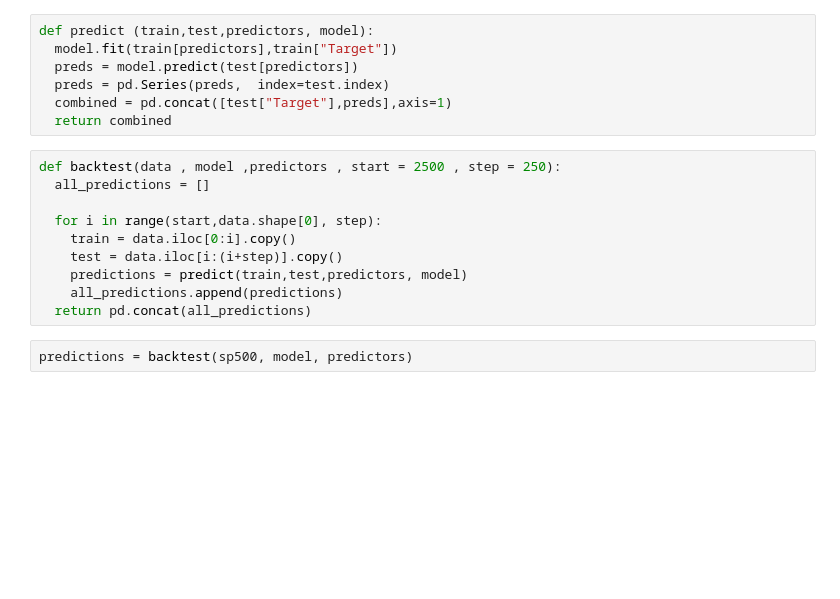
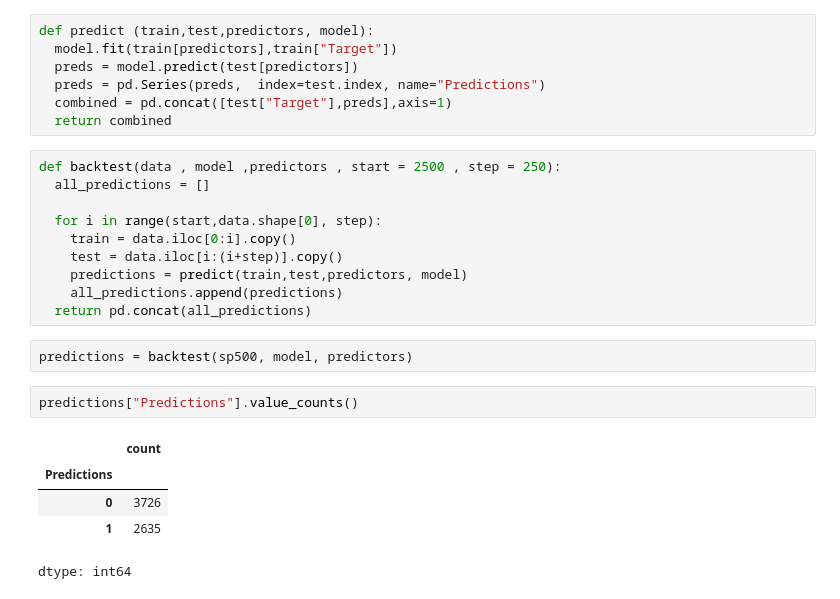
Before and after one commit to hxrshal512/S-P500-stocks-predictions, a Jupyter notebook: Untitled1.ipynb, the cells around one changed output. Saved outputs shown, nothing was run; the diff lists cells and outputs as text; blank space fills up the shorter version.

```diff
--- a/Untitled1.ipynb
+++ b/Untitled1.ipynb
@@ -117,7 +117,7 @@ combined.plot()
 def predict (train,test,predictors, model):
   model.fit(train[predictors],train["Target"])
   preds = model.predict(test[predictors])
-  preds = pd.Series(preds,  index=test.index)
+  preds = pd.Series(preds,  index=test.index, name="Predictions")
   combined = pd.concat([test["Target"],preds],axis=1)
   return combined
 # %%
@@ -132,3 +132,11 @@ def backtest(data , model ,predictors , start = 2500 , step = 250):
   return pd.concat(all_predictions)
 # %%
 predictions = backtest(sp500, model, predictors)
+# %%
+predictions["Predictions"].value_counts()
+# %% [output]
+|  | count |
+| Predictions |  |
+| 0 | 3726 |
+| 1 | 2635 |
+dtype: int64
```
Also changed, not shown: parts of 9 cells of this notebook.
